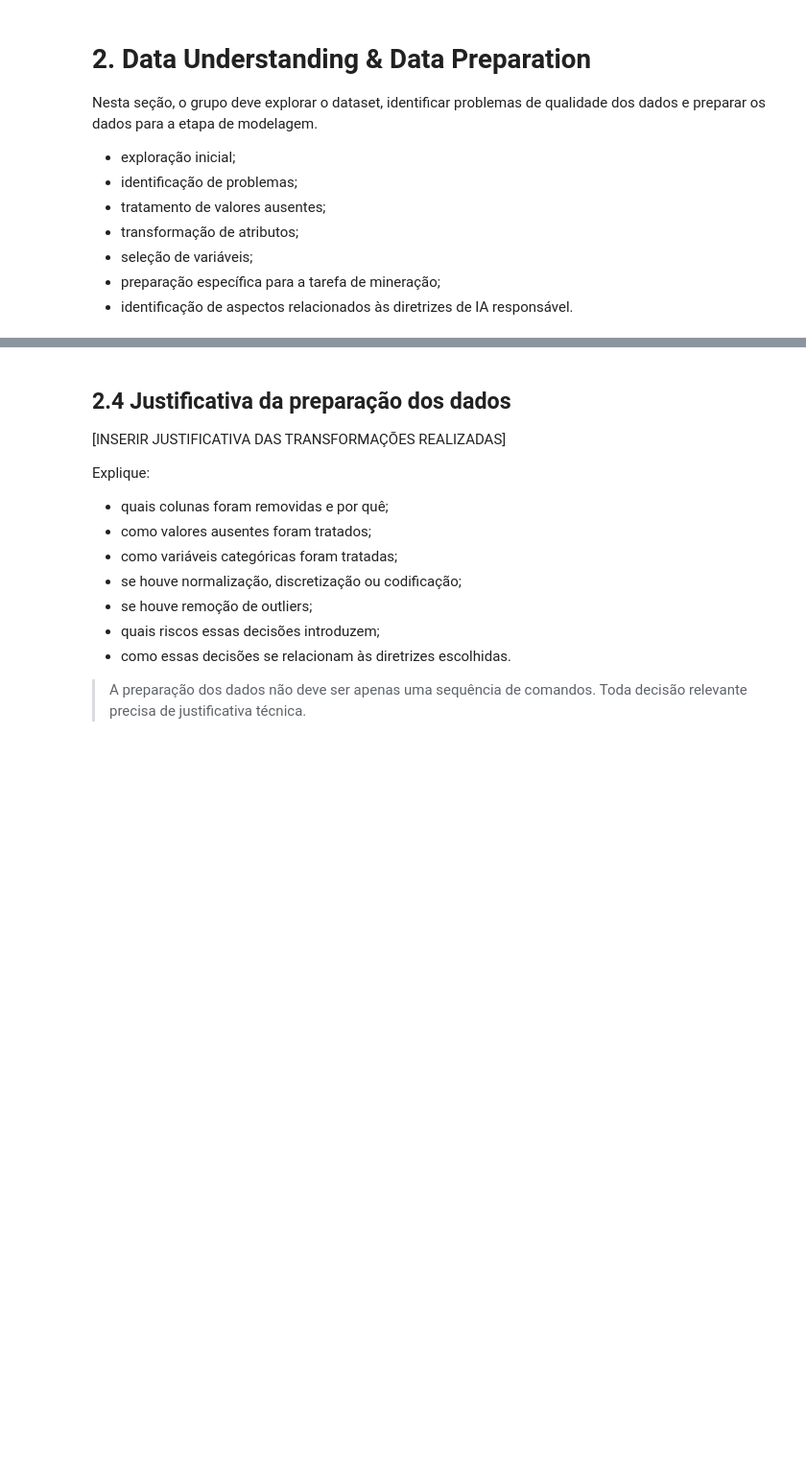
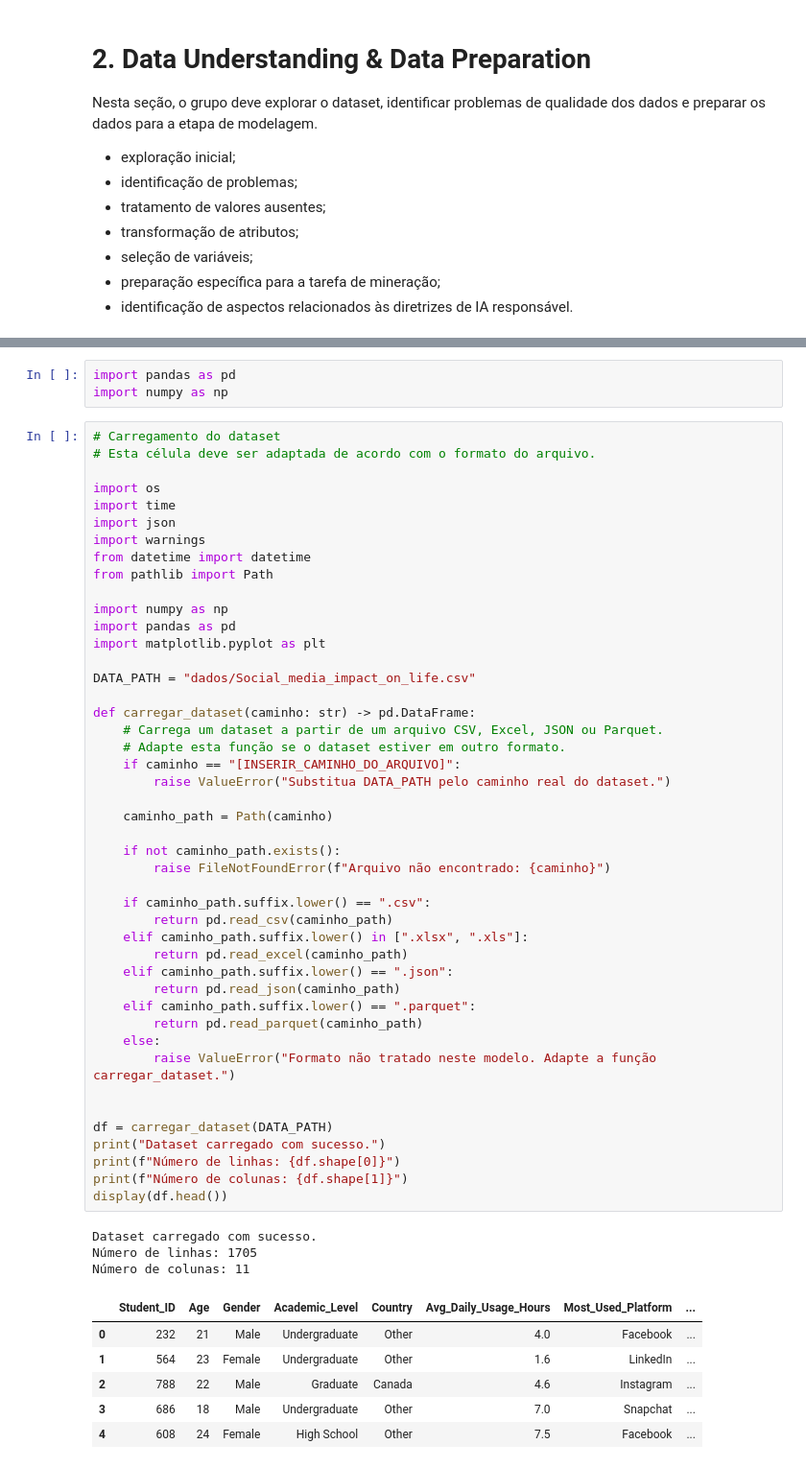
Before and after one commit to carolinabarcellos/ProjetoMineracao, a Jupyter notebook: projeto_md.ipynb, the cells around one changed output, grey strips where cells are left out. Shown at 96% size. Drawn from its saved outputs; the diff is of its cells as text; blank space fills up the shorter version.

Commit message:
adicionando eda e preparando os dados (parte 2)

```diff
--- a/projeto_md.ipynb
+++ b/projeto_md.ipynb
@@ -168,16 +109,58 @@ Exemplo:
-# %% [markdown]
-## 2.4 Justificativa da preparação dos dados
-
-[INSERIR JUSTIFICATIVA DAS TRANSFORMAÇÕES REALIZADAS]
-
-Explique:
-
-- quais colunas foram removidas e por quê;
-- como valores ausentes foram tratados;
-- como variáveis categóricas foram tratadas;
-- se houve normalização, discretização ou codificação;
-- se houve remoção de outliers;
-- quais riscos essas decisões introduzem;
-- como essas decisões se relacionam às diretrizes escolhidas.
-
-> A preparação dos dados não deve ser apenas uma sequência de comandos. Toda decisão relevante precisa de justificativa técnica.
+# %%
+import pandas as pd
+import numpy as np
+# %%
+# Carregamento do dataset
+# Esta célula deve ser adaptada de acordo com o formato do arquivo.
+
+import os
+import time
+import json
+import warnings
+from datetime import datetime
+from pathlib import Path
+
+import numpy as np
+import pandas as pd
+import matplotlib.pyplot as plt
+
+DATA_PATH = "dados/Social_media_impact_on_life.csv"
+
+def carregar_dataset(caminho: str) -> pd.DataFrame:
+    # Carrega um dataset a partir de um arquivo CSV, Excel, JSON ou Parquet.
+    # Adapte esta função se o dataset estiver em outro formato.
+    if caminho == "[INSERIR_CAMINHO_DO_ARQUIVO]":
+        raise ValueError("Substitua DATA_PATH pelo caminho real do dataset.")
+
+    caminho_path = Path(caminho)
+
+    if not caminho_path.exists():
+        raise FileNotFoundError(f"Arquivo não encontrado: {caminho}")
+
+    if caminho_path.suffix.lower() == ".csv":
+        return pd.read_csv(caminho_path)
+    elif caminho_path.suffix.lower() in [".xlsx", ".xls"]:
+        return pd.read_excel(caminho_path)
+    elif caminho_path.suffix.lower() == ".json":
+        return pd.read_json(caminho_path)
+    elif caminho_path.suffix.lower() == ".parquet":
+        return pd.read_parquet(caminho_path)
+    else:
+        raise ValueError("Formato não tratado neste modelo. Adapte a função carregar_dataset.")
+
+
+df = carregar_dataset(DATA_PATH)
+print("Dataset carregado com sucesso.")
+print(f"Número de linhas: {df.shape[0]}")
+print(f"Número de colunas: {df.shape[1]}")
+display(df.head())
+# %% [output]
+Dataset carregado com sucesso.
+Número de linhas: 1705
+Número de colunas: 11
+|  | Student_ID | Age | Gender | Academic_Level | Country | Avg_Daily_Usage_Hours | Most_Used_Platform | ... |
+| 0 | 232 | 21 | Male | Undergraduate | Other | 4.0 | Facebook | ... |
+| 1 | 564 | 23 | Female | Undergraduate | Other | 1.6 | LinkedIn | ... |
+| 2 | 788 | 22 | Male | Graduate | Canada | 4.6 | Instagram | ... |
+| 3 | 686 | 18 | Male | Undergraduate | Other | 7.0 | Snapchat | ... |
+| 4 | 608 | 24 | Female | High School | Other | 7.5 | Facebook | ... |
```
Also changed, not shown: parts of 16 cells of this notebook.
